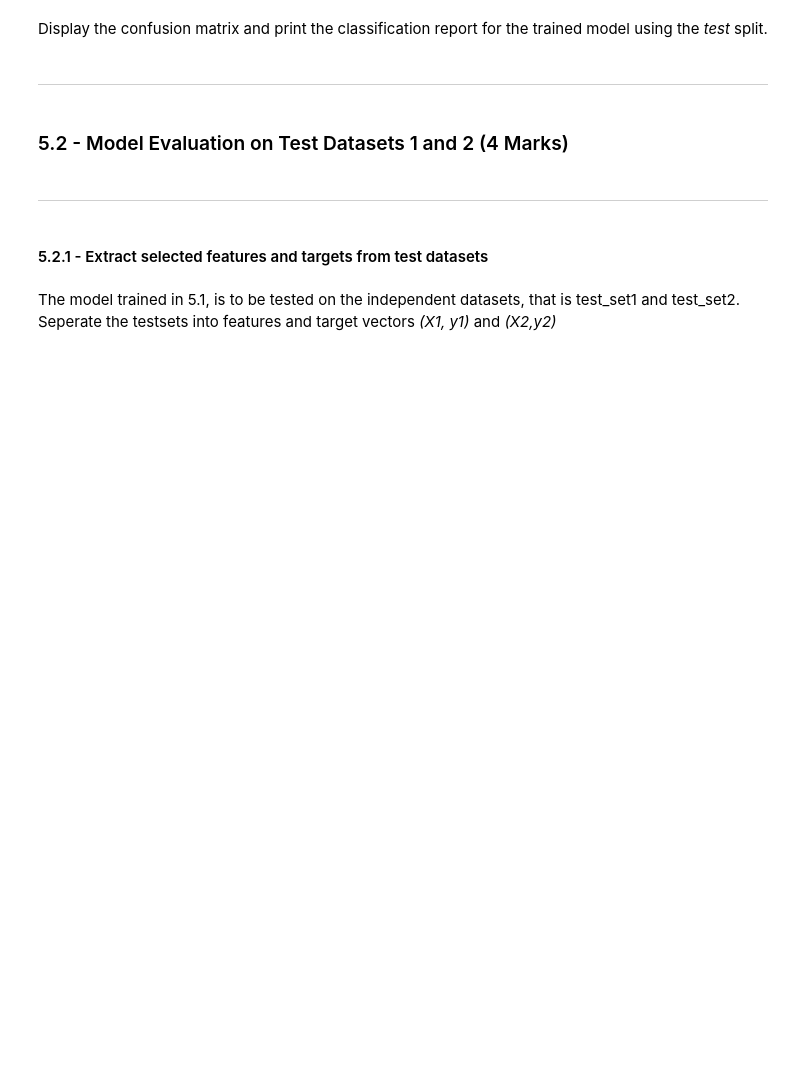
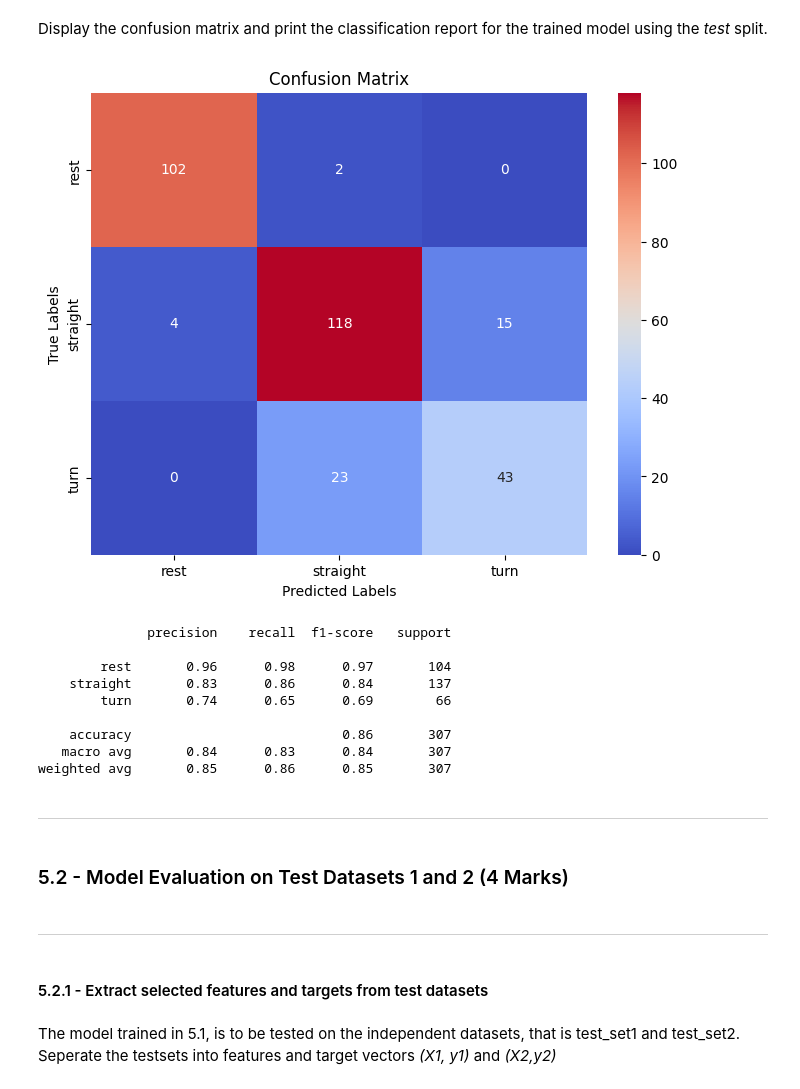
Before and after one commit to TaRa1999R/engg680_2024_fall, a Jupyter notebook: Lab_Assignment4/Assignment_4.ipynb, the cells around one changed output. Drawn from its saved outputs; the diff is of its cells as text; code cells hidden in the pictures; blank space fills up the shorter version.

```diff
--- a/Lab_Assignment4/Assignment_4.ipynb
+++ b/Lab_Assignment4/Assignment_4.ipynb
@@ -1167,7 +1167,7 @@ X.head(2)
 | 1 | 1.032619e-06 | 1.073067e-07 | 9.789095 | 9.798815 | 6.983481e-10 |
 # %%
 # TODO - Load motion_state column (target vector) into y
-# y =
+y = cv_set['motion_state']
 # %% [markdown]
 ___
 # %% [markdown]
@@ -1176,16 +1176,23 @@ ___
 Similar to the steps from **1.2.2** and perform model training and tuning using for the model selected. Perform the `train_test_split`, initiate a `Pipeline`, then define the *Parameters* for `GridSearchCV`. Finally, perfrom the grid search.
 # %%
 # TODO - Perform train/test split
+X_train, X_test, y_train, y_test = train_test_split(X, y, test_size=0.2, random_state=42)
 # %%
 # Perform any missing imports
+from sklearn.ensemble import RandomForestClassifier
 
 # TODO - Initiate the pipeline
 # (1 mark)
-# pipe =
+pipe = Pipeline([
+                ('scaler', StandardScaler()),
+                ('classifier', RandomForestClassifier(random_state = 42))])
 # %%
 # TODO - Define the parameter grid for your model
 # (3 marks)
-# param_grid =
+param_grid = {
+             'classifier__n_estimators': [50, 100, 150],
+             'classifier__max_depth': [None, 10, 20],
+             'classifier__min_samples_split': [2, 5, 10]}
 # %%
 # TODO - Perform the grid search
 grid = GridSearchCV(pipe, param_grid, cv=5, scoring='accuracy', return_train_score=True)
@@ -1223,3 +1235,29 @@ Display the confusion matrix and print the classification report for the trained
+# %%
+# TODO - Display confusion matrix and print classification report
+
+y_pred = grid.predict(X_test)
+
+cm = confusion_matrix(y_test, y_pred)
+
+plt.figure(figsize=(8, 6))
+plt.title("Confusion Matrix")
+sns.heatmap(cm, annot=True, fmt="d", cmap="coolwarm", xticklabels=grid.classes_, yticklabels=grid.classes_)
+plt.xlabel("Predicted Labels")
+plt.ylabel("True Labels")
+plt.show()
+
+print(classification_report(y_test, y_pred))
+# %% [output]
+[figure, added]
+              precision    recall  f1-score   support
+
+        rest       0.96      0.98      0.97       104
+    straight       0.83      0.86      0.84       137
+        turn       0.74      0.65      0.69        66
+
+    accuracy                           0.86       307
+   macro avg       0.84      0.83      0.84       307
+weighted avg       0.85      0.86      0.85       307
 # %% [markdown]
 ___
 # %% [markdown]
```
Also changed, not shown: parts of 13 cells of this notebook.
